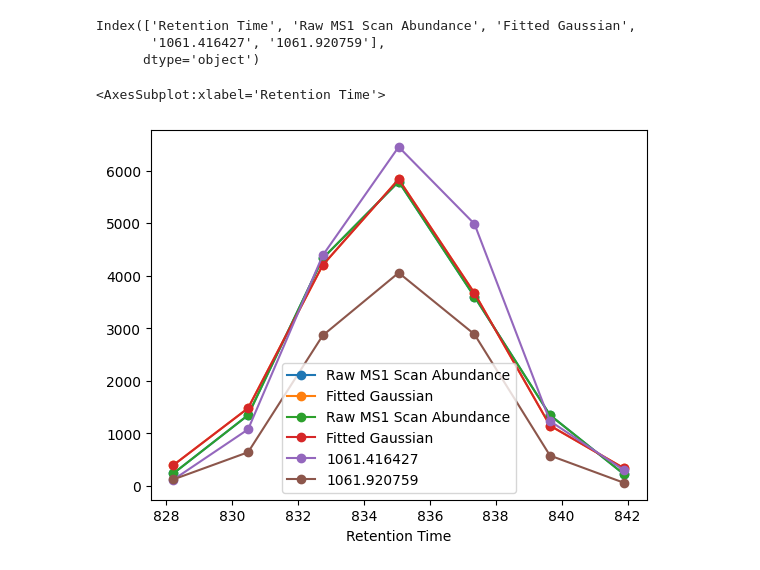
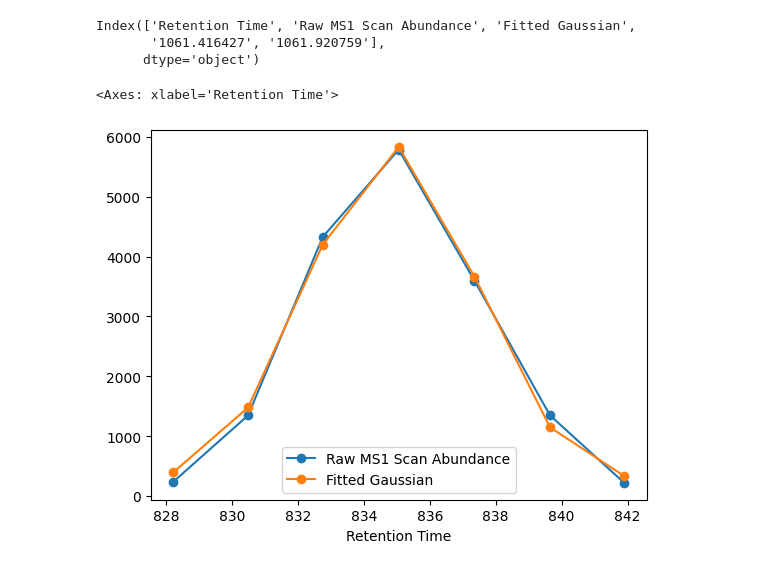
Before and after one commit to dmbf0488/chroma, a Jupyter notebook: Chromatographic.ipynb, the cells around one changed output. Drawn from its saved outputs; the diff is of its cells as text; code cells hidden in the pictures.

```diff
--- a/Chromatographic.ipynb
+++ b/Chromatographic.ipynb
@@ -47,8 +47,7 @@ Index(['Retention Time', 'Raw MS1 Scan Abundance', 'Fitted Gaussian',
        '1061.416427', '1061.920759'],
       dtype='object')
 # %%
-data2.plot.line(x='Retention Time', y=['Raw MS1 Scan Abundance','Fitted Gaussian','Raw MS1 Scan Abundance', 'Fitted Gaussian',
-       '1061.416427', '1061.920759'], marker='o')
+data2.plot.line(x='Retention Time', y=['Raw MS1 Scan Abundance','Fitted Gaussian'], marker='o')
 # %% [output]
-<AxesSubplot:xlabel='Retention Time'>
+<Axes: xlabel='Retention Time'>
-[figure, old version]
+[figure, new version]
```
Also changed, not shown: parts of 1 cell of this notebook.
